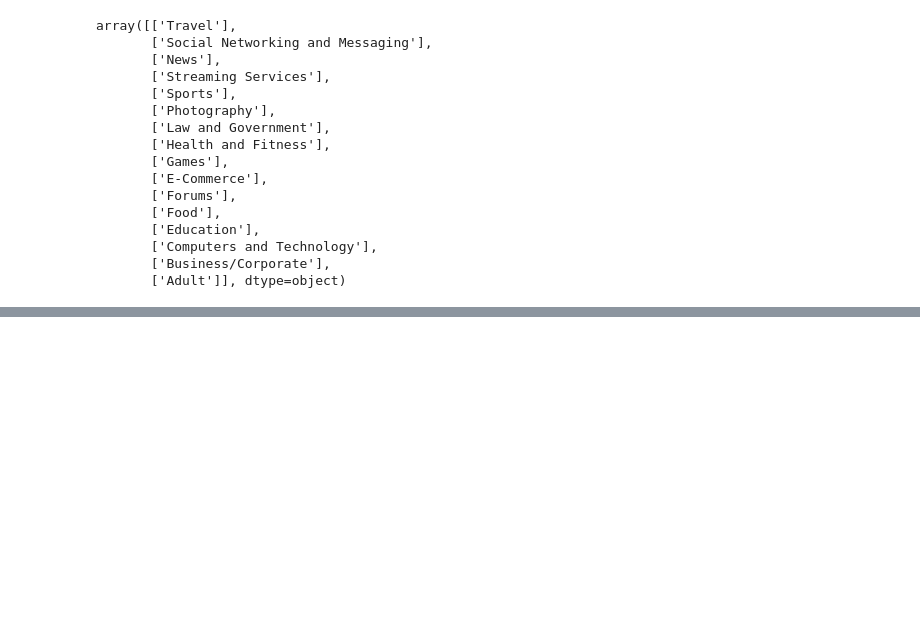
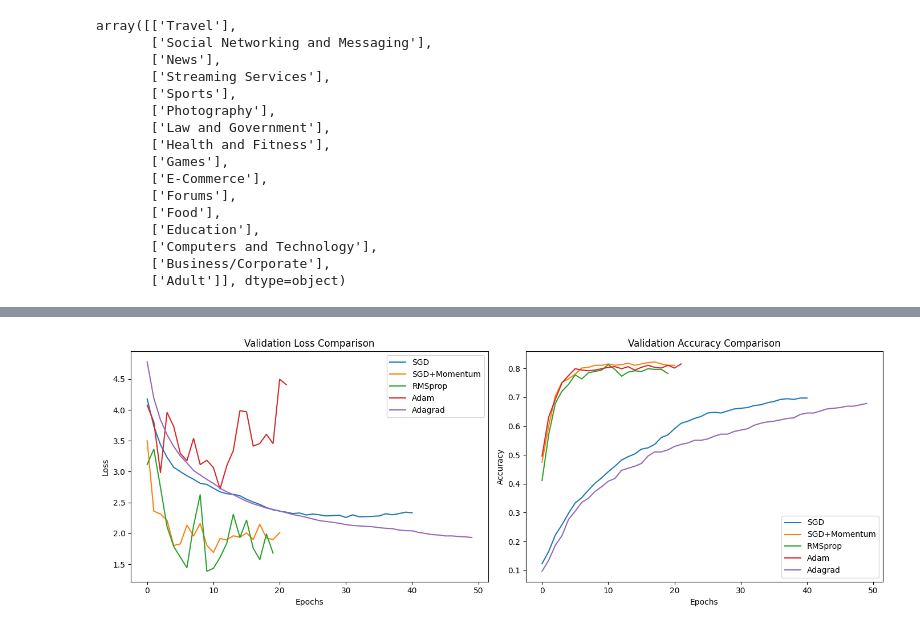
Before and after one commit to DEEPAK-RAMGIRI/AIML-LAB, a Jupyter notebook: website_final.ipynb, the cells around one changed output, grey strips where cells are left out. Cells and saved outputs as stored; diff of their text form; code cells hidden in the pictures; blank space fills up the shorter version.

```diff
--- a/website_final.ipynb
+++ b/website_final.ipynb
@@ -173,7 +93,0 @@ X_train, X_test, y_train, y_test = train_test_split(X, y, test_size=0.3, random_
-# %%
-model = keras.Sequential([
-        layers.Input(shape=(X_train.shape[1],)),
-        layers.Dense(128, activation='relu'),  # Change activation function here
-        layers.Dense(64, activation='relu'),   # Change activation function here
-        layers.Dense(num_classes, activation='softmax')  # Output layer remains softmax
-    ])
@@ -458,0 +99,87 @@ plt.show()
+# %%
+scaler = StandardScaler()
+X_train = scaler.fit_transform(X_train)
+X_test = scaler.transform(X_test)
+
+# Model Builder
+def build_model():
+    model = Sequential([
+        Input(shape=(X_train.shape[1],)),
+        Dense(128, activation='relu'),
+        Dropout(0.5),
+        Dense(64, activation='relu'),
+        Dropout(0.5),
+        Dense(num_classes, activation='softmax')
+    ])
+    return model
+
+# Optimizers
+optimizers = {
+    'SGD': SGD(learning_rate=0.001),
+    'SGD+Momentum': SGD(learning_rate=0.001, momentum=0.9),
+    'RMSprop': RMSprop(learning_rate=0.001),
+    'Adam': Adam(learning_rate=0.001),
+    'Adagrad': Adagrad(learning_rate=0.001),
+}
+
+results = []
+histories = {}
+
+# Early stopping
+early_stop = EarlyStopping(patience=10, restore_best_weights=True)
+
+# Training loop
+for name, optimizer in optimizers.items():
+    print(f"\nTraining with {name} optimizer...")
+    model = build_model()
+    model.compile(optimizer=optimizer, loss='categorical_crossentropy', metrics=['accuracy'])
+
+    history = model.fit(X_train, y_train,
+                        validation_data=(X_test, y_test),
+                        epochs=50,
+                        batch_size=8,
+                        callbacks=[early_stop],
+                        verbose=0)
+
+    train_loss, train_acc = model.evaluate(X_train, y_train, verbose=0)
+    test_loss, test_acc = model.evaluate(X_test, y_test, verbose=0)
+
+    results.append({
+        "Optimizer": name,
+        "Train Loss": round(train_loss, 4),
+        "Train Acc": round(train_acc * 100, 4),
+        "Test Loss": round(test_loss, 4),
+        "Test Acc": round(test_acc * 100, 2)
+    })
+
+    histories[name] = history
+
+# Results table
+df_results = pd.DataFrame(results)
+print("\n=== Optimizer Comparison ===")
+print(df_results)
+
+# Plot loss and accuracy
+plt.figure(figsize=(14, 5))
+
+# Loss
+plt.subplot(1, 2, 1)
+for name, history in histories.items():
+    plt.plot(history.history['val_loss'], label=name)
+plt.title("Validation Loss Comparison")
+plt.xlabel("Epochs")
+plt.ylabel("Loss")
+plt.legend()
+
+# Accuracy
+plt.subplot(1, 2, 2)
+for name, history in histories.items():
+    plt.plot(history.history['val_accuracy'], label=name)
+plt.title("Validation Accuracy Comparison")
+plt.xlabel("Epochs")
+plt.ylabel("Accuracy")
+plt.legend()
+
+plt.tight_layout()
+plt.show()
+# %% [output]
@@ -458,0 +203 @@ plt.show()
+[figure, added]
```
Also changed, not shown: parts of 14 cells of this notebook.
